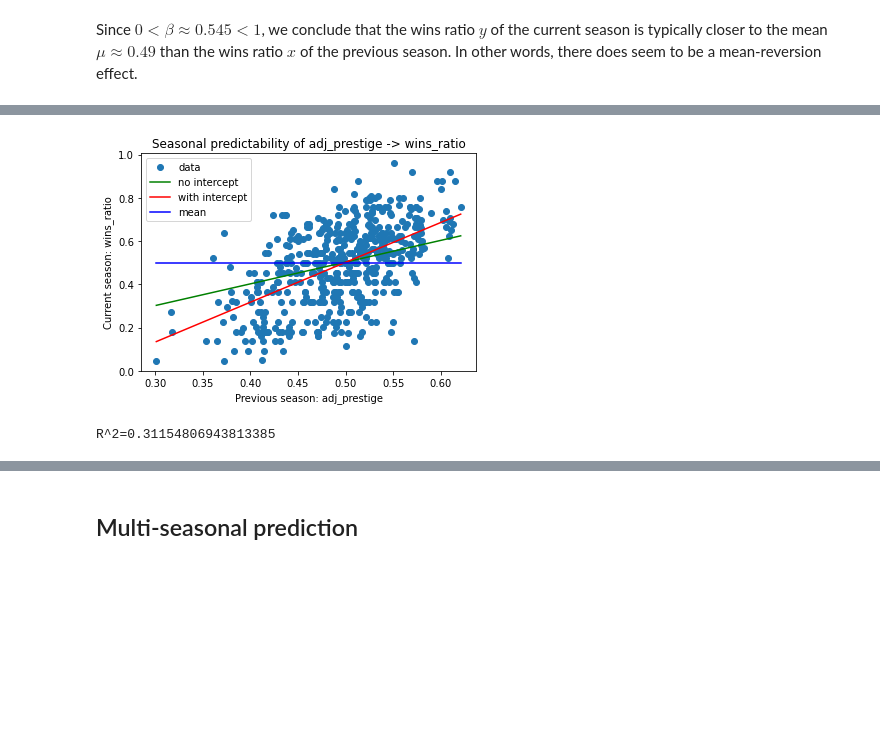
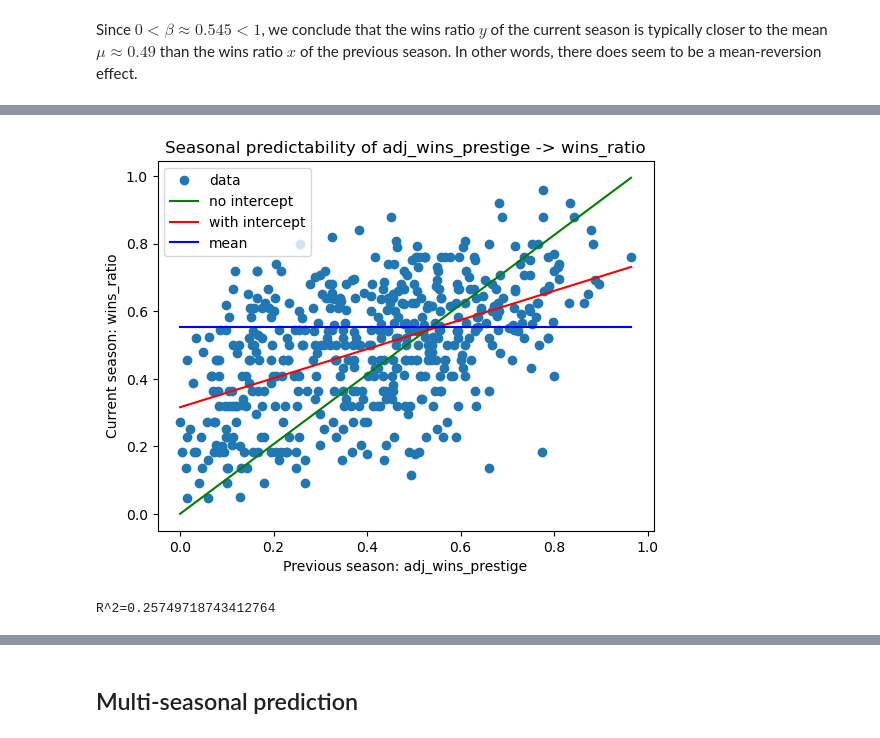
Before and after one commit to gaj67/gaj-data-science, a Jupyter notebook: AFL/notebooks/4_seasonal_effects.ipynb, the cells around one changed output, grey strips where cells are left out. Drawn from its saved outputs; the diff is of its cells as text; code cells hidden in the pictures; blank space fills up the shorter version.

```diff
--- a/AFL/notebooks/4_seasonal_effects.ipynb
+++ b/AFL/notebooks/4_seasonal_effects.ipynb
@@ -18,5 +44,5 @@ df_matches['timestamp'] = df_matches.datetime.apply(date_fn)
 # %%
-df_seasonal = pd.read_csv(os.path.join("..", "data", "seasonal_features.csv"))
+df_seasonal = pd.read_csv(os.path.join("..", "data", "end_season_features.csv"))
 # %%
 df_seasonal
 # %% [output]
@@ -39,7 +65,7 @@ all_seasons = sorted(set(df_seasonal.season))
 # Exclude the last season, as it is currently incomplete
 removed_season = all_seasons[-1]
 all_seasons = all_seasons[:-1]
-df_seasonal = df_seasonal.loc[df_seasonal.season < removed_season]
+df_seasonal = df_seasonal.loc[df_seasonal.season < removed_season].copy()
 # %% [markdown]
 ## Seasonal prediction
 # %% [markdown]
@@ -120,0 +171,8 @@ R^2=0.8575924705117781
+# %%
+acc_for = df_seasonal.accuracy_for.values
+acc_against = df_seasonal.accuracy_against.values
+p_acc = acc_for / (acc_for + acc_against)
+df_seasonal['p_accuracy'] = p_acc
+
+res = intra_seasonal_plot('p_accuracy', 'wins_ratio')
+print(f"R^2={res[0]}")
@@ -208,7 +283,7 @@ print(f"R^2={res[0]}")
 R^2=0.27141086295437467
 # %%
-res = inter_seasonal_plot('adj_prestige', 'wins_ratio')
+res = inter_seasonal_plot('adj_wins_prestige', 'wins_ratio')
 print(f"R^2={res[0]}")
 # %% [output]
-[figure, old version]
+[figure, new version]
-R^2=0.31154806943813385
+R^2=0.25749718743412764
```
Also changed, not shown: parts of 47 cells of this notebook, 7 other files.
